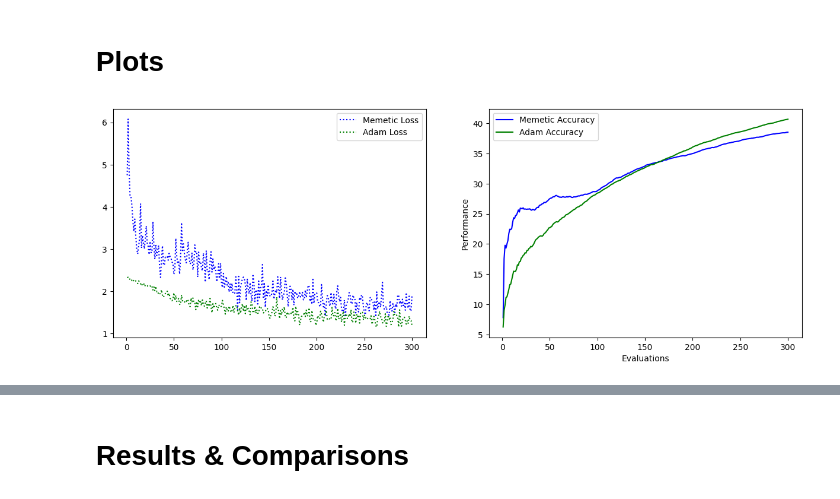
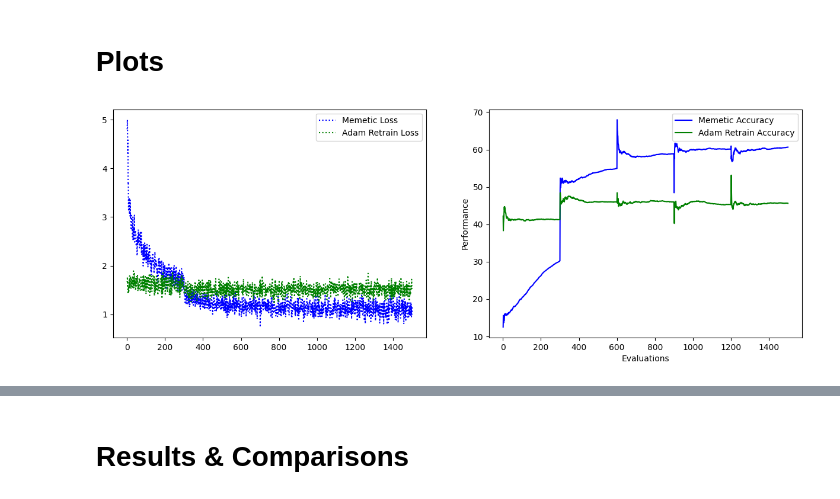
Before and after one commit to ali-shihab/metaheuristic-swarm-optimiser, a Jupyter notebook: ci_cw_final.ipynb, the cells around one changed output, grey strips where cells are left out. Cells and saved outputs as stored; diff of their text form; code cells hidden in the pictures.

```diff
--- a/ci_cw_final.ipynb
+++ b/ci_cw_final.ipynb
@@ -1306,6 +1322,7 @@ def memetic_train_and_validate(model, toolbox, pop, train_loader, test_loader, c
     best_accuracy = 0             # track the best accuracy
     loss_curve = []  # track loss curve
     accuracy_curve = []  # track accuracy curve
+    gammas = [] # track gamma
 
     # train
     for epoch in range(epochs):
@@ -1318,7 +1335,7 @@ def memetic_train_and_validate(model, toolbox, pop, train_loader, test_loader, c
             inputs = train_transform(inputs, mean, std)
             #inputs, train_load_labels = inputs.to(device), train_load_labels.to(device)
             i += 1
-            new_weights, new_biases, pop = pso_optimize(model, toolbox, pop, inputs, train_load_labels, i, fits)
+            new_weights, new_biases, pop = pso_optimize(model, toolbox, pop, inputs, train_load_labels, i, fits, gammas)
             model.fc3.weight = torch.nn.Parameter(new_weights)
             model.fc3.biases = torch.nn.Parameter(new_biases)
             inputs, train_load_labels = inputs.to(device), train_load_labels.to(device)
@@ -1415,7 +1432,7 @@ toolbox.register("learn", behaviour_learning)
 
 # Model hyperparameters
 dropout_prob = 0.30
-num_epochs = 20
+num_epochs = 5
 batch_size = 128
 
 memtic_loss = None
@@ -1460,7 +1477,7 @@ for fold, (train_fold_indices, val_fold_indices) in enumerate(skf.split(train_id
     criterion = nn.CrossEntropyLoss()
     optimizer = torch.optim.Adam(model_memetic.parameters(), lr=0.001)
 
-    model_memetic, memetic_loss, memetic_accuracy = memetic_train_and_validate(model_memetic, toolbox, pop, train_loader, val_loader, criterion, optimizer, mean, std, fits_memetic, epochs=1)
+    model_memetic, memetic_loss, memetic_accuracy = memetic_train_and_validate(model_memetic, toolbox, pop, train_loader, val_loader, criterion, optimizer, mean, std, fits_memetic, epochs=num_epochs)
     break
 # %% [output]
 Fold 1/5
@@ -1522,30 +1536,30 @@ with open('logbook.csv', 'w', newline='') as csvfile:
 # %%
 memetic_fig = plt.figure(figsize=(15,5))
 
 # First subplot
 loss_plot_memetic = memetic_fig.add_subplot(121)
 
 # Second subplot
 acc_plot_memetic = memetic_fig.add_subplot(122)
 
 # Example data
-epochs = list(range(1, 301))  # Replace with your actual x-axis values
+epochs = list(range(1, 1501))  # Replace with your actual x-axis values
 
 # Plotting
 acc_plot_memetic.plot(epochs, memetic_accuracy, color='blue', linestyle='-', label='Memetic Accuracy')
-acc_plot_memetic.plot(epochs, adam_accuracy, color='green', linestyle='-', label='Adam Accuracy')
+acc_plot_memetic.plot(epochs, adam_retrain_accuracy, color='green', linestyle='-', label='Adam Retrain Accuracy')
 loss_plot_memetic.plot(epochs, memetic_loss, color='blue', linestyle=':', label='Memetic Loss')
-loss_plot_memetic.plot(epochs, adam_loss, color='green', linestyle=':', label='Adam Loss')
+loss_plot_memetic.plot(epochs, adam_retrain_loss, color='green', linestyle=':', label='Adam Retrain Loss')
 
 # Labeling Axes
 plt.xlabel('Evaluations')
 plt.ylabel('Performance')
 
 # Adding a Legend
 acc_plot_memetic.legend()
 loss_plot_memetic.legend()
 
 # Show the plot
 plt.show()
 # %% [output]
-[figure, old version]
+[figure, new version]
```
Also changed, not shown: parts of 18 cells of this notebook, 8 other files.
